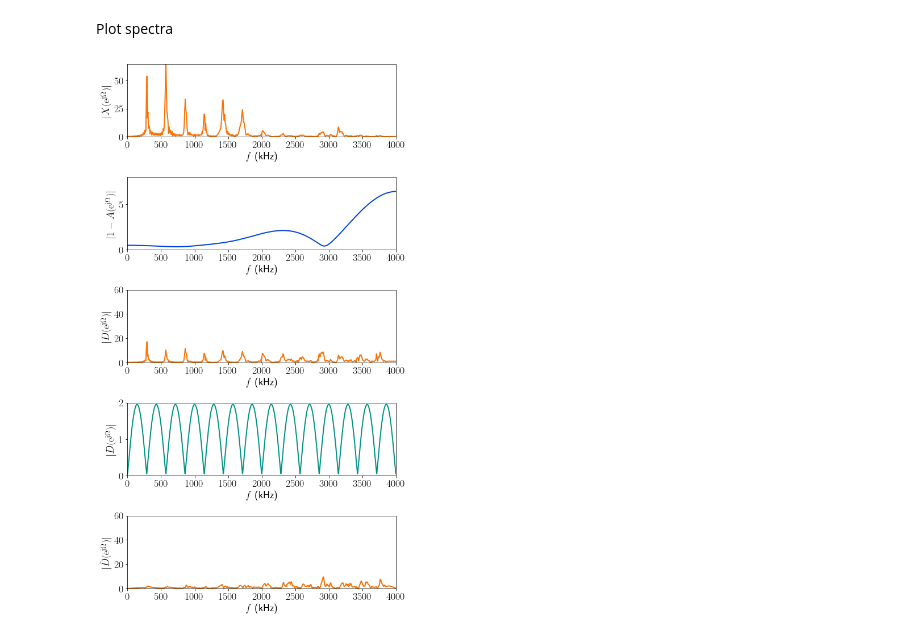
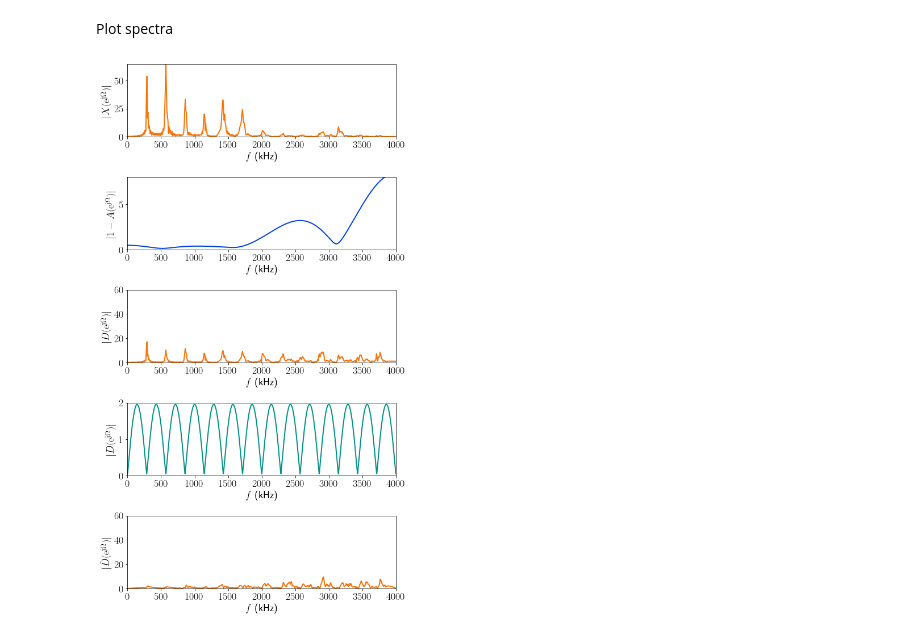
Before and after one commit to kit-cel/lecture-examples, a Jupyter notebook: qc/linear_prediction/Long_Term_Prediction.ipynb, the cells around one changed output. Cells and saved outputs as stored; diff of their text form; code cells hidden in the pictures.

```diff
--- a/qc/linear_prediction/Long_Term_Prediction.ipynb
+++ b/qc/linear_prediction/Long_Term_Prediction.ipynb
@@ -94,6 +94,12 @@ def get_prediction_coefficients(x, n):
 
     a_opt = np.linalg.inv(R) @ r
     return a_opt
+
+def get_prediction_frequency_response(a, Omega):
+    A = np.ones_like(Omega) + 1j*np.zeros_like(Omega)
+    for k in range(len(a)):
+        A -= a[k] * np.exp(-1j*(k+1)*Omega)
+    return A
 # %%
 # short-term prediction
 n = 8
@@ -157,7 +163,7 @@ plt.savefig('figure_DST_6.16b.pdf', bbox_inches='tight')
 Plot spectra
 # %%
 X = np.fft.fft(x, 1024)
-A = np.fft.fft(a, 1024)
+G = get_prediction_frequency_response(a, Omega)
 D = np.fft.fft(d, 1024)
 P = 1-get_LTP_Frequency_Response(Omega, N0, b)
 Dt= np.fft.fft(dtilde, 1024)
@@ -175,34 +181,34 @@ plt.xlabel('$f$ (kHz)')
 plt.ylabel('$|X(\mathrm{e}^{\mathrm{j}\Omega})|$')
 
 plt.subplot(5,1,2)
-plt.plot(np.linspace(0,sampling_rate/2,len(A)//2),np.abs(1-A[:(len(X)//2)]), color='xkcd:blue', lw=2)
+plt.plot(np.linspace(0,sampling_rate/2,len(Omega)),np.abs(G), color='xkcd:blue', lw=2)
 plt.xlim((0,sampling_rate/2))
 plt.ylim((0,8))
 plt.xlabel('$f$ (kHz)')
 plt.ylabel('$|1-A(\mathrm{e}^{\mathrm{j}\Omega})|$')
 
 plt.subplot(5,1,3)
 plt.plot(np.linspace(0,sampling_rate/2,len(D)//2),np.abs(D[:(len(X)//2)]), color='xkcd:orange', lw=2)
 plt.xlim((0,sampling_rate/2))
 plt.ylim((0,60))
 plt.xlabel('$f$ (kHz)')
 plt.ylabel('$|D(\mathrm{e}^{\mathrm{j}\Omega})|$')
 
 plt.subplot(5,1,4)
 plt.plot(np.linspace(0,sampling_rate/2,len(Omega)),np.abs(1-P), color='xkcd:teal', lw=2)
 plt.xlim((0,sampling_rate/2))
 plt.ylim((0,2))
 plt.xlabel('$f$ (kHz)')
 plt.ylabel('$|D(\mathrm{e}^{\mathrm{j}\Omega})|$')
 
 plt.subplot(5,1,5)
 plt.plot(np.linspace(0,sampling_rate/2,len(Dt)//2),np.abs(Dt[:(len(X)//2)]), color='xkcd:orange', lw=2)
 plt.xlim((0,sampling_rate/2))
 plt.ylim((0,60))
 plt.xlabel('$f$ (kHz)')
 plt.ylabel(r'$|\tilde{D}(\mathrm{e}^{\mathrm{j}\Omega})|$')
 
 plt.tight_layout()
 plt.savefig('figure_DST_6.17_part.pdf', bbox_inches='tight')
 # %% [output]
-[figure, old version]
+[figure, new version]
```
Also changed, not shown: 1 other file.
